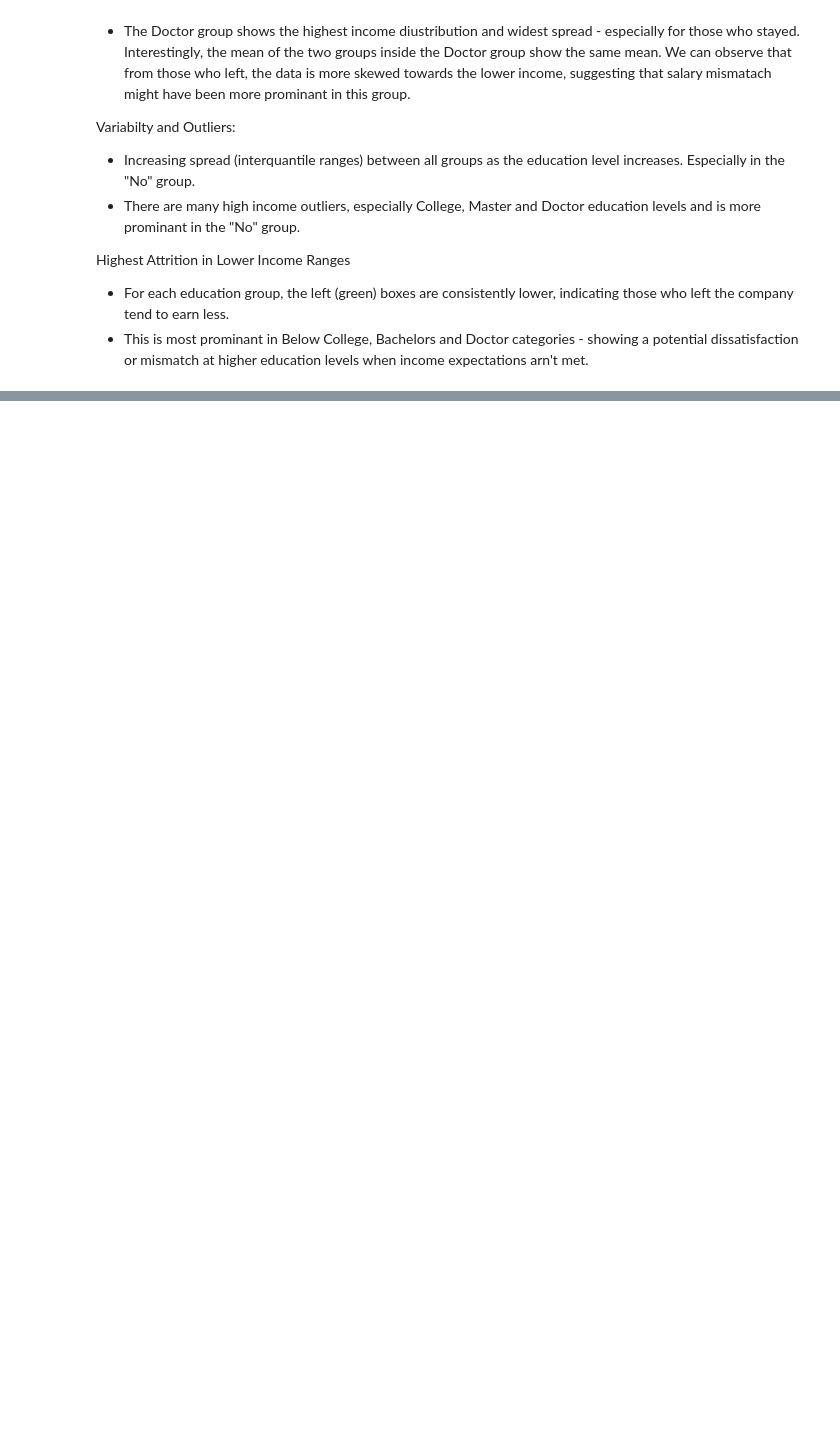
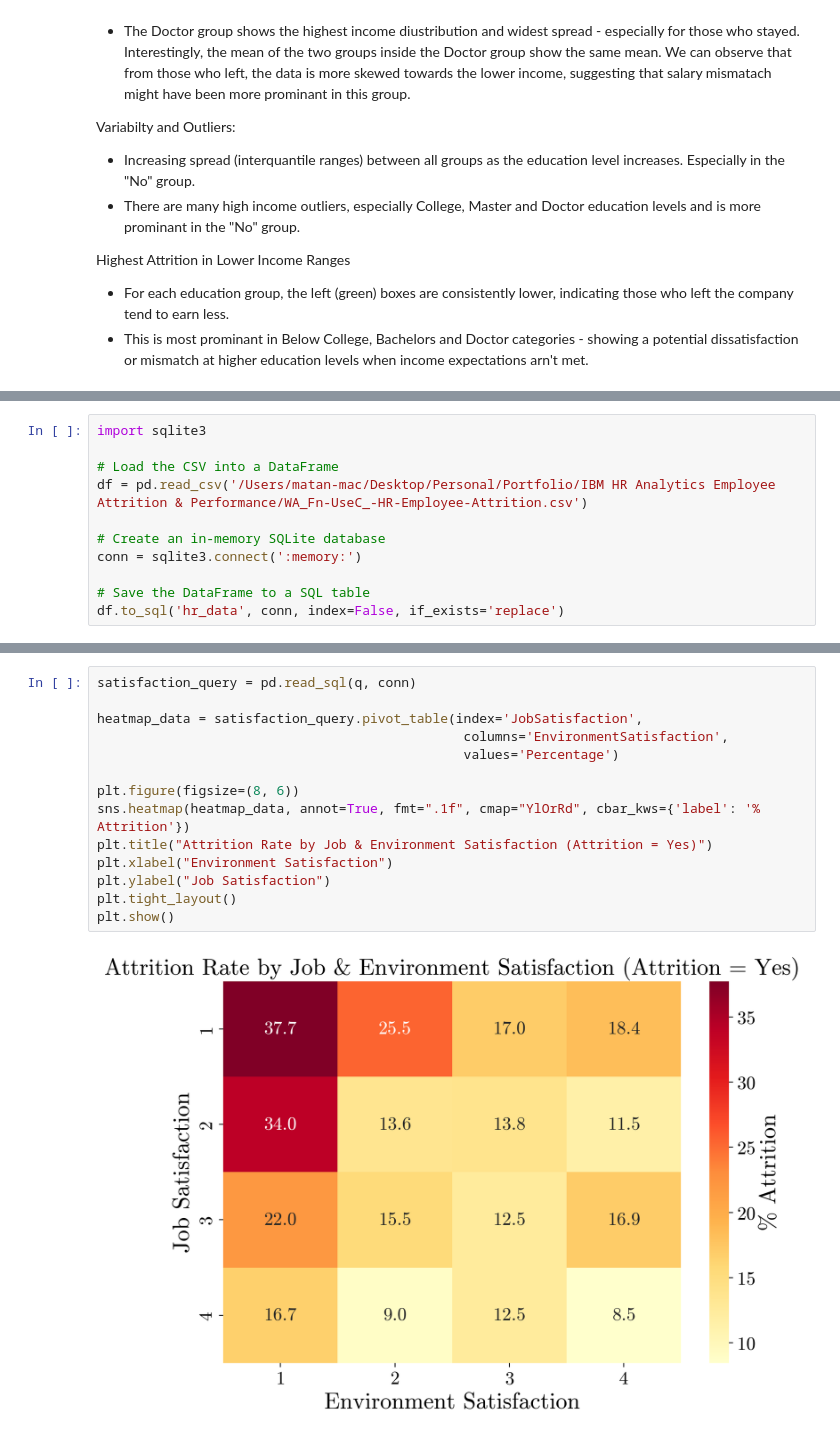
Before and after one commit to matandaniely/HR_Analytics, a Jupyter notebook: main.ipynb, the cells around one changed output, grey strips where cells are left out. Drawn from its saved outputs; the diff is of its cells as text; blank space fills up the shorter version.

```diff
--- a/main.ipynb
+++ b/main.ipynb
@@ -679,0 +690,11 @@ Highest Attrition in Lower Income Ranges
+# %%
+import sqlite3
+
+# Load the CSV into a DataFrame
+df = pd.read_csv('/Users/matan-mac/Desktop/Personal/Portfolio/IBM HR Analytics Employee Attrition & Performance/WA_Fn-UseC_-HR-Employee-Attrition.csv')
+
+# Create an in-memory SQLite database
+conn = sqlite3.connect(':memory:')
+
+# Save the DataFrame to a SQL table
+df.to_sql('hr_data', conn, index=False, if_exists='replace')
@@ -679,0 +812,16 @@ Highest Attrition in Lower Income Ranges
+# %%
+satisfaction_query = pd.read_sql(q, conn)
+
+heatmap_data = satisfaction_query.pivot_table(index='JobSatisfaction',
+                                               columns='EnvironmentSatisfaction',
+                                               values='Percentage')
+
+plt.figure(figsize=(8, 6))
+sns.heatmap(heatmap_data, annot=True, fmt=".1f", cmap="YlOrRd", cbar_kws={'label': '% Attrition'})
+plt.title("Attrition Rate by Job & Environment Satisfaction (Attrition = Yes)")
+plt.xlabel("Environment Satisfaction")
+plt.ylabel("Job Satisfaction")
+plt.tight_layout()
+plt.show()
+# %% [output]
+[figure, added]
```
Also changed, not shown: parts of 7 cells of this notebook.
